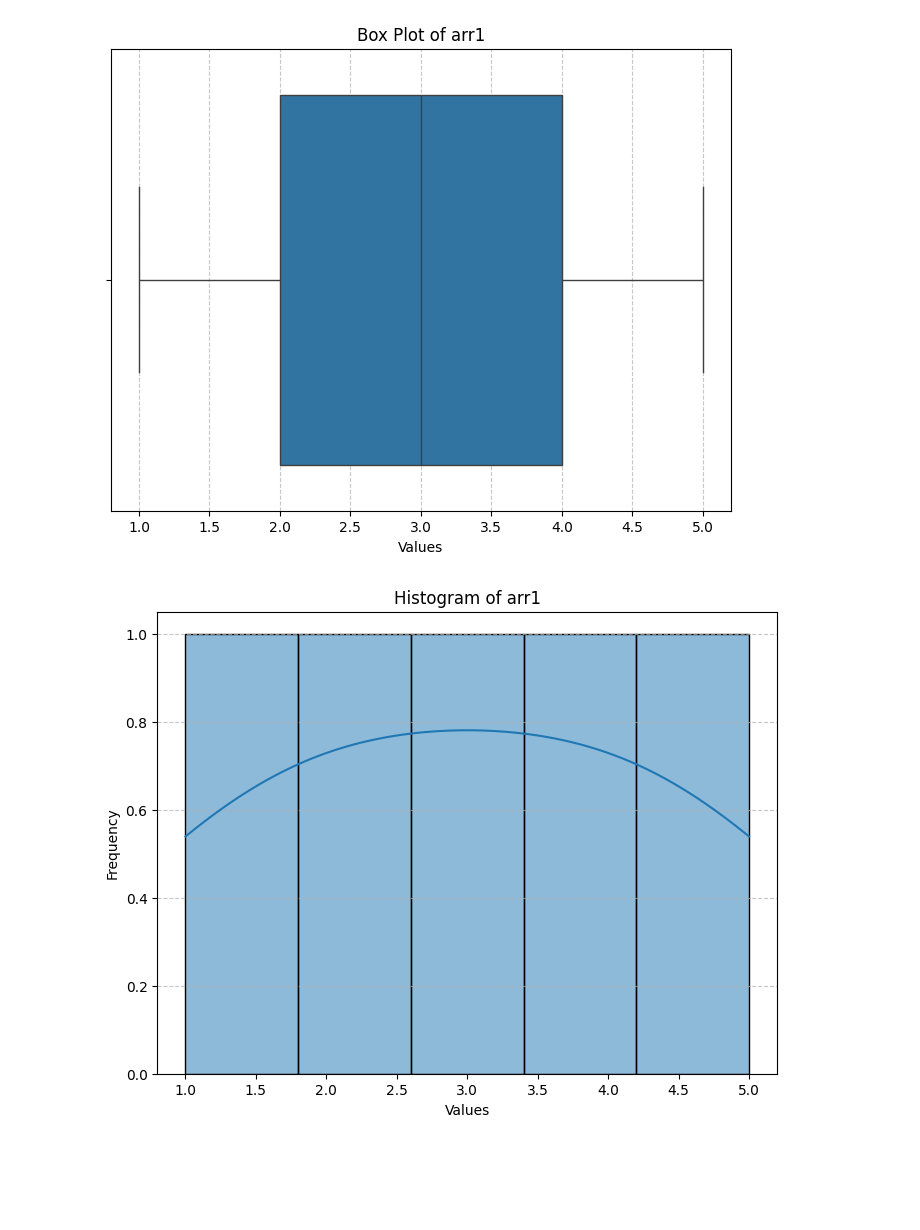
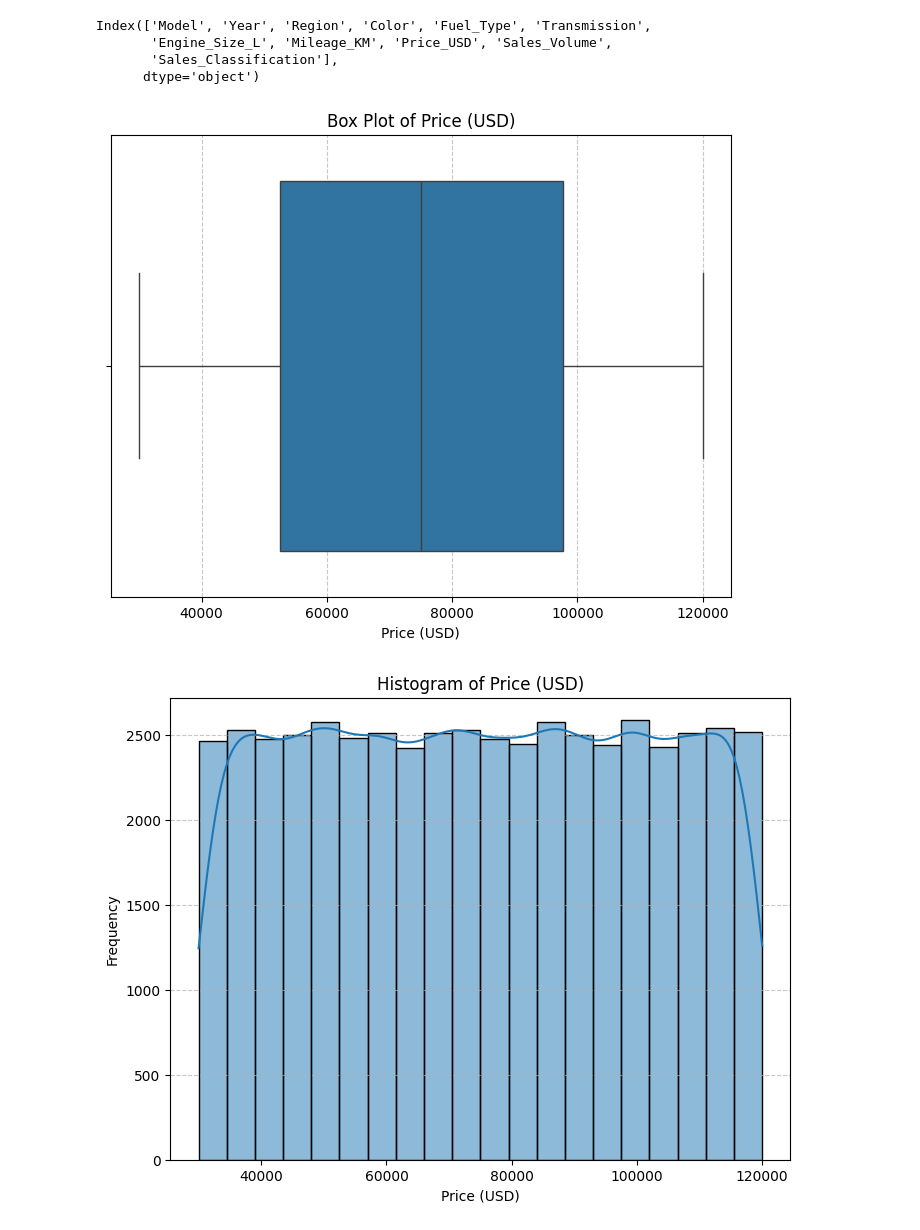
Before and after one commit to Ayushman2005-cmyk/DMPM_EXPERIMENTS, a Jupyter notebook: DMPM_LAB4.ipynb, the cells around one changed output. Cells and saved outputs as stored; diff of their text form; code cells hidden in the pictures; blank space fills up the shorter version.

```diff
--- a/DMPM_LAB4.ipynb
+++ b/DMPM_LAB4.ipynb
@@ -8,0 +7,5 @@ arr2 = np.array([6, 7, 8, 9, 10])
+# %%
+import pandas as pd
+df = pd.read_csv('/content/BMW sales data (2010-2024).csv')
+display(df.head())
+print(df.columns)
@@ -9,21 +23,28 @@ arr2 = np.array([6, 7, 8, 9, 10])
+# %%
+print(df.columns)
+# %% [output]
+Index(['Model', 'Year', 'Region', 'Color', 'Fuel_Type', 'Transmission',
+       'Engine_Size_L', 'Mileage_KM', 'Price_USD', 'Sales_Volume',
+       'Sales_Classification'],
+      dtype='object')
 # %%
 plt.figure(figsize=(8, 6))
-sns.boxplot(x=arr1)
-plt.title('Box Plot of arr1')
-plt.xlabel('Values')
+sns.boxplot(x=df['Price_USD'])
+plt.title('Box Plot of Price (USD)')
+plt.xlabel('Price (USD)')
 plt.grid(axis='x', linestyle='--', alpha=0.7)
 plt.show()
 # %% [output]
-[figure, old version]
+[figure, new version]
 # %%
 plt.figure(figsize=(8, 6))
-sns.histplot(arr1, bins=5, kde=True)
-plt.title('Histogram of arr1')
-plt.xlabel('Values')
+sns.histplot(df['Price_USD'], bins=20, kde=True)
+plt.title('Histogram of Price (USD)')
+plt.xlabel('Price (USD)')
 plt.ylabel('Frequency')
 plt.grid(axis='y', linestyle='--', alpha=0.7)
 plt.show()
 # %% [output]
-[figure, old version]
+[figure, new version]
 # %%
 plt.figure(figsize=(8, 6))
```
Also changed, not shown: parts of 6 cells of this notebook.
